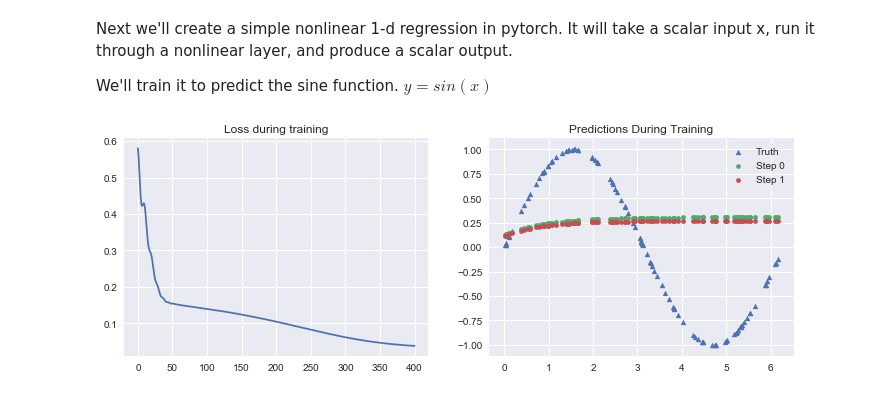
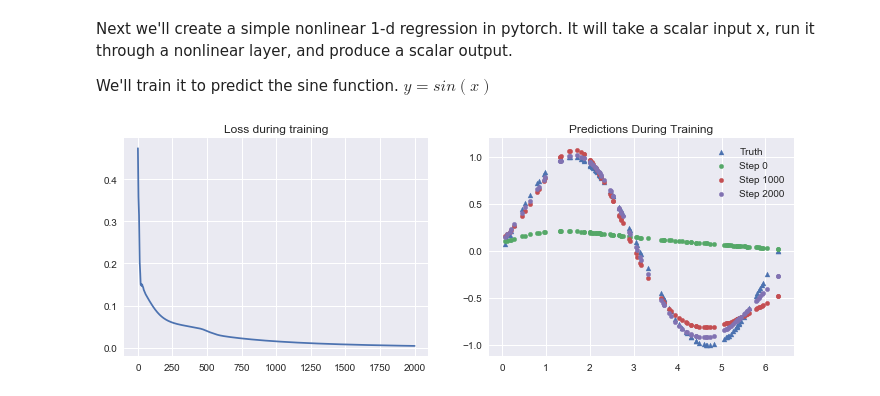
Before and after one commit to teffland/pytorch-monitor, a Jupyter notebook: example.ipynb, the cells around one changed output. Saved outputs shown, nothing was run; the diff lists cells and outputs as text; code cells hidden in the pictures.

```diff
--- a/example.ipynb
+++ b/example.ipynb
@@ -87,34 +87,34 @@ x = 2 * 3.1415 * torch.rand(100,1)
 y = x.sin()
 
 # Setup the model and optimizer to have 10 hidden units
-model = Model(5)
+model = Model(10)
 monitor_module(model, writer, track_update_ratio=True)
 optimizer  = optim.SGD(model.parameters(), lr = 0.01, momentum=0.9)
 
 _, (ax0, ax1) = plt.subplots(1,2, figsize=(12,4))
 # Train the model for 4001 steps, recording its predictions every 2000
 losses = []
 ax1.scatter(x.numpy(), y.numpy(), label='Truth', s=25, marker='^')
-epochs = 401
+epochs = 2001
 for i in range(epochs):
     if i % 100 == 0:
         model.monitoring(True)
     else:
         model.monitoring(False)
     yhat = model(x)
     loss = ((yhat - y)**2).mean()
     optimizer.zero_grad()
     loss.backward()
     optimizer.step()
     losses.append(loss.item())
     writer.add_scalar('train loss', loss.item(), i)
 
-    if i % epochs//2 == 0:
+    if i % (epochs//2) == 0:
         ax1.scatter(x.numpy(), yhat.detach().numpy(), label='Step {}'.format(i), s=20)
 
 ax0.plot(list(range(len(losses))), losses)
 ax0.set_title('Loss during training')
 ax1.set_title('Predictions During Training')
 _ = ax1.legend()
 # %% [output]
-[figure, old version]
+[figure, new version]
```
Also changed, not shown: parts of 1 cell of this notebook.
